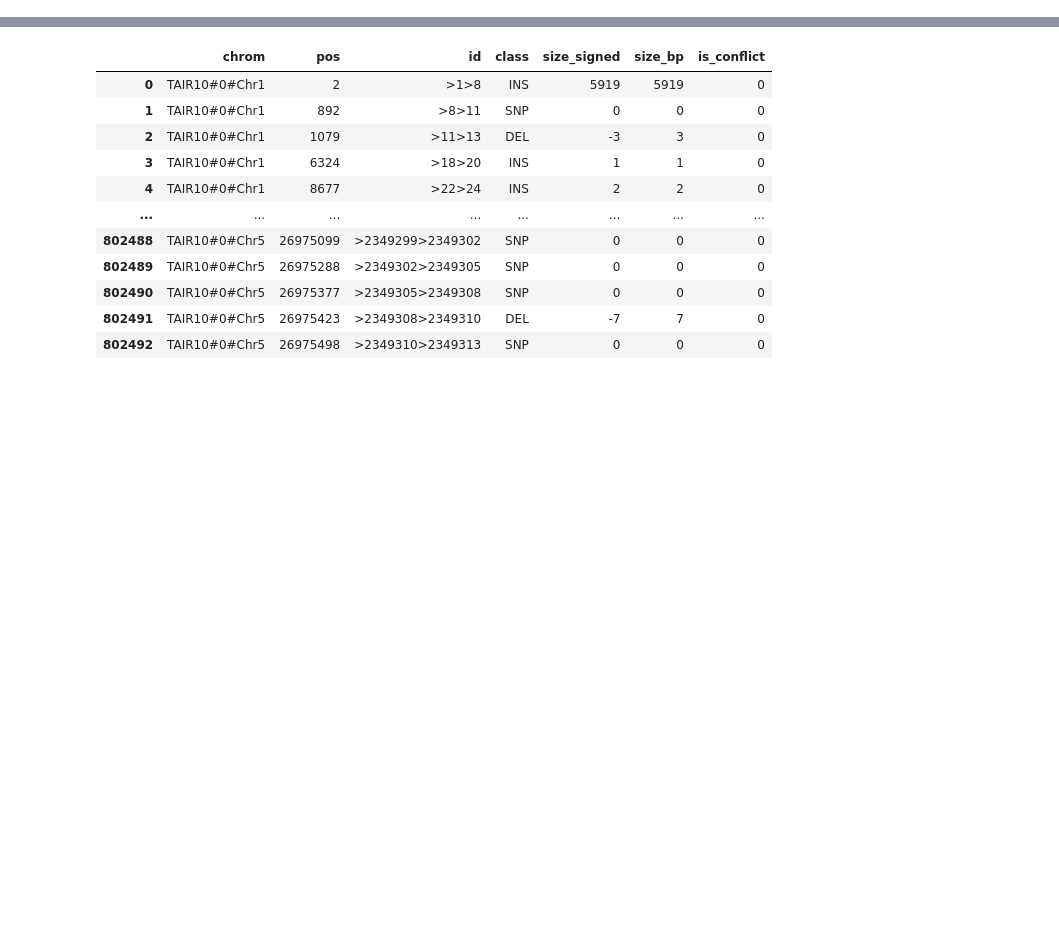
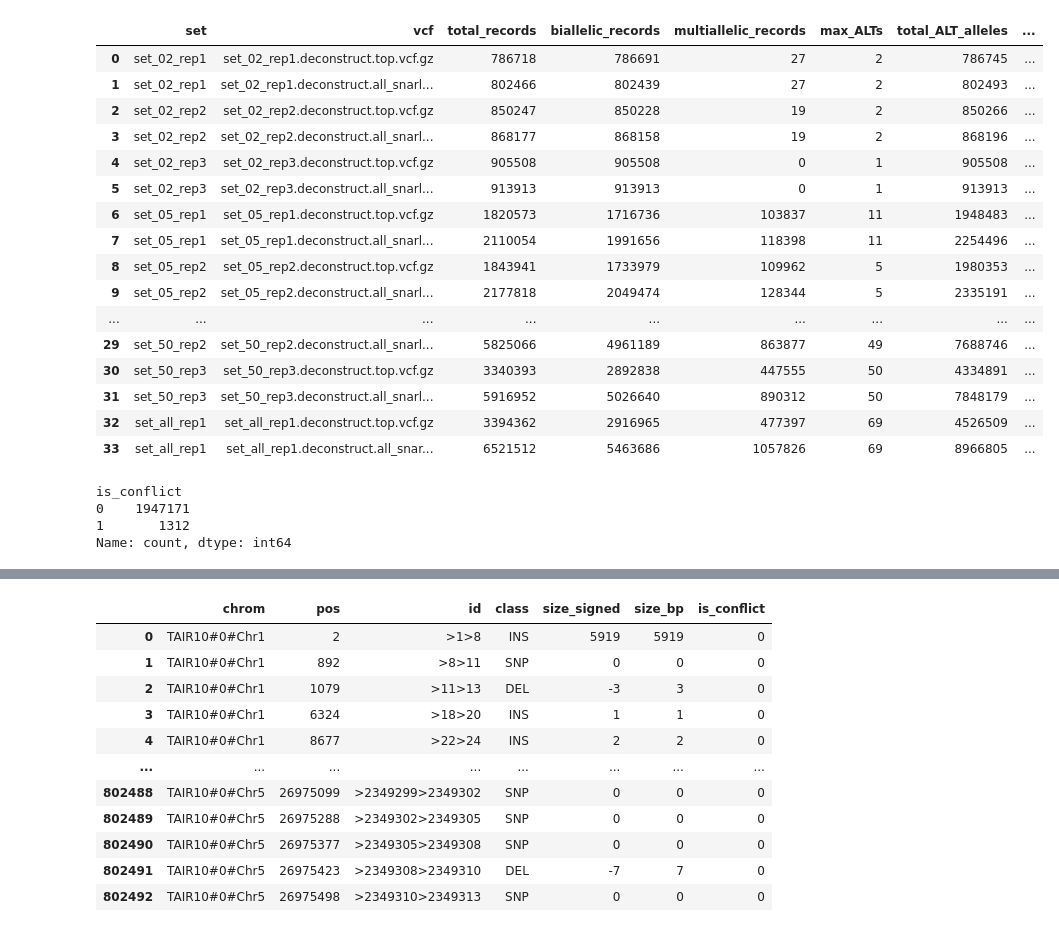
Before and after one commit to Tatianabellagio/pang, a Jupyter notebook: pang_experiment/summaries/snarl_quant.ipynb, the cells around one changed output, grey strips where cells are left out. Cells and saved outputs as stored; diff of their text form; code cells hidden in the pictures; blank space fills up the shorter version.

Commit message:
snarl deconstruct added script

```diff
--- a/pang_experiment/summaries/snarl_quant.ipynb
+++ b/pang_experiment/summaries/snarl_quant.ipynb
@@ -38,0 +53,20 @@ Found 1 qc_allelicity_summary files
+# %%
+allelicity_all
+# %% [output]
+|  | set | vcf | total_records | biallelic_records | multiallelic_records | max_ALTs | total_ALT_alleles | ... |
+| 0 | set_02_rep1 | set_02_rep1.deconstruct.top.vcf.gz | 786718 | 786691 | 27 | 2 | 786745 | ... |
+| 1 | set_02_rep1 | set_02_rep1.deconstruct.all_snarl... | 802466 | 802439 | 27 | 2 | 802493 | ... |
+| 2 | set_02_rep2 | set_02_rep2.deconstruct.top.vcf.gz | 850247 | 850228 | 19 | 2 | 850266 | ... |
+| 3 | set_02_rep2 | set_02_rep2.deconstruct.all_snarl... | 868177 | 868158 | 19 | 2 | 868196 | ... |
+| 4 | set_02_rep3 | set_02_rep3.deconstruct.top.vcf.gz | 905508 | 905508 | 0 | 1 | 905508 | ... |
+| 5 | set_02_rep3 | set_02_rep3.deconstruct.all_snarl... | 913913 | 913913 | 0 | 1 | 913913 | ... |
+| 6 | set_05_rep1 | set_05_rep1.deconstruct.top.vcf.gz | 1820573 | 1716736 | 103837 | 11 | 1948483 | ... |
+| 7 | set_05_rep1 | set_05_rep1.deconstruct.all_snarl... | 2110054 | 1991656 | 118398 | 11 | 2254496 | ... |
+| 8 | set_05_rep2 | set_05_rep2.deconstruct.top.vcf.gz | 1843941 | 1733979 | 109962 | 5 | 1980353 | ... |
+| 9 | set_05_rep2 | set_05_rep2.deconstruct.all_snarl... | 2177818 | 2049474 | 128344 | 5 | 2335191 | ... |
+| ... | ... | ... | ... | ... | ... | ... | ... | ... |
+| 29 | set_50_rep2 | set_50_rep2.deconstruct.all_snarl... | 5825066 | 4961189 | 863877 | 49 | 7688746 | ... |
+| 30 | set_50_rep3 | set_50_rep3.deconstruct.top.vcf.gz | 3340393 | 2892838 | 447555 | 50 | 4334891 | ... |
+| 31 | set_50_rep3 | set_50_rep3.deconstruct.all_snarl... | 5916952 | 5026640 | 890312 | 50 | 7848179 | ... |
+| 32 | set_all_rep1 | set_all_rep1.deconstruct.top.vcf.gz | 3394362 | 2916965 | 477397 | 69 | 4526509 | ... |
+| 33 | set_all_rep1 | set_all_rep1.deconstruct.all_snar... | 6521512 | 5463686 | 1057826 | 69 | 8966805 | ... |
@@ -38,0 +77,7 @@ Found 1 qc_allelicity_summary files
+# %%
+snarls_top['is_conflict'].value_counts()
+# %% [output]
+is_conflict
+0    1947171
+1       1312
+Name: count, dtype: int64
```
Also changed, not shown: parts of 21 cells of this notebook, 38 other files.
